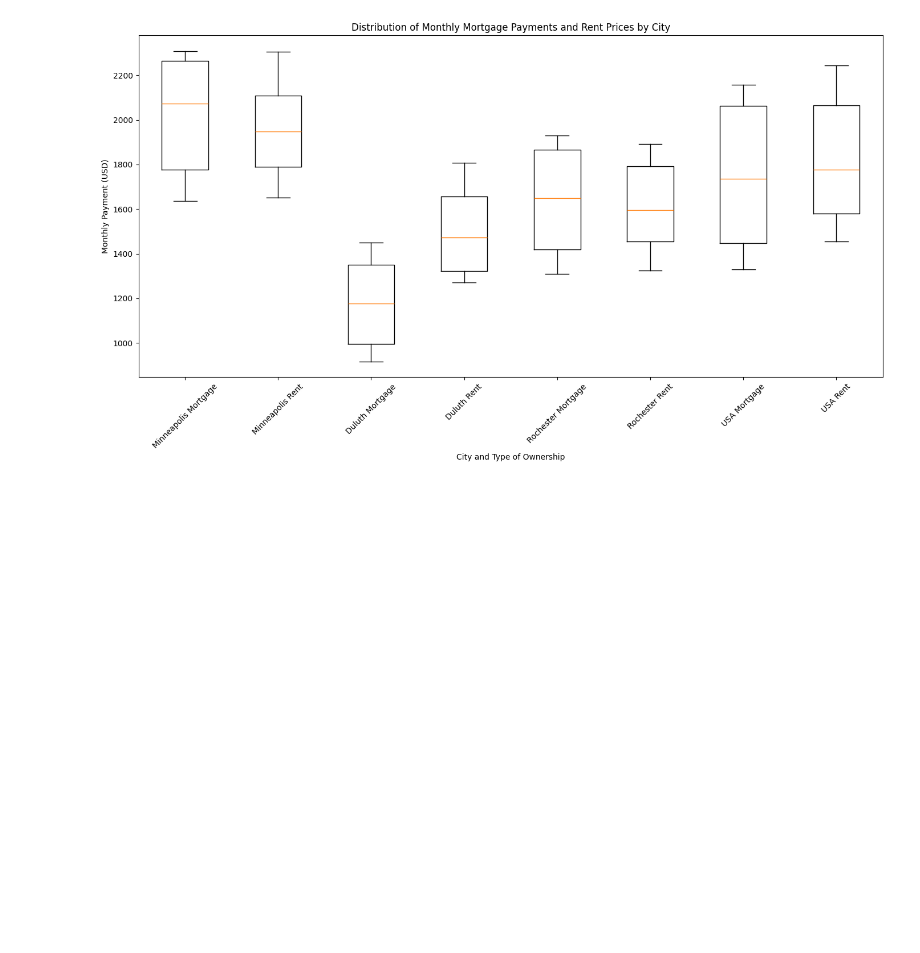
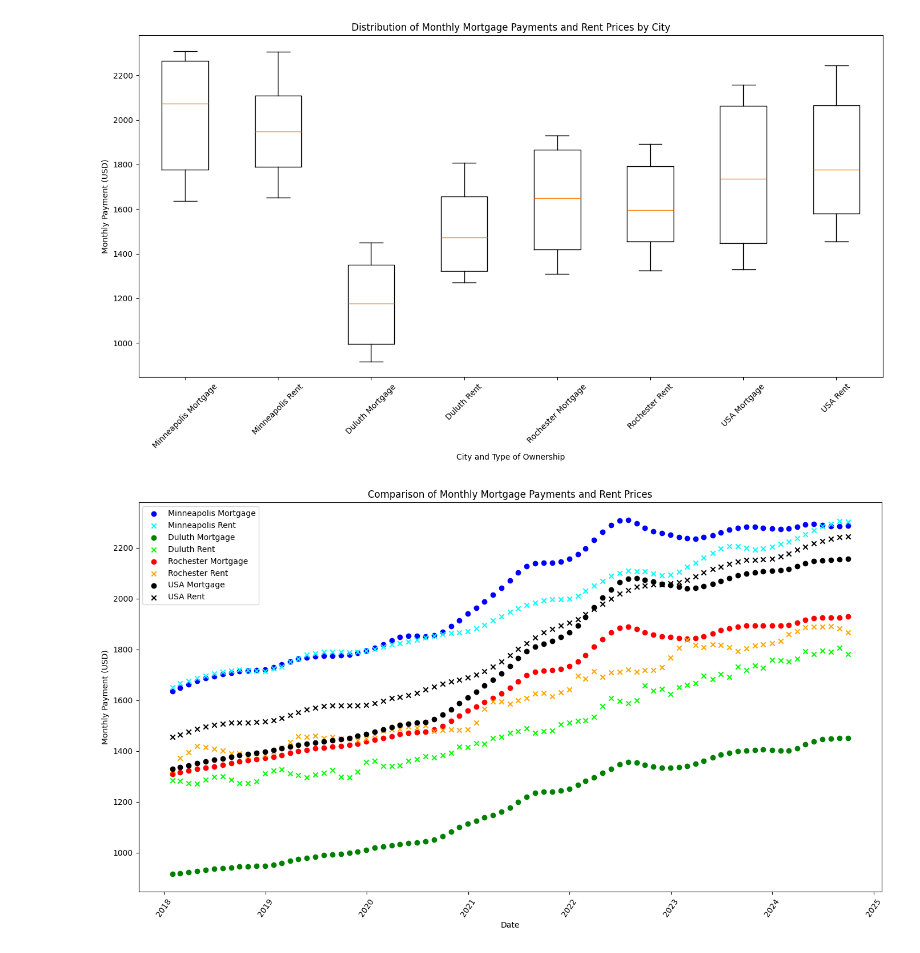
Before and after one commit to BettyJean8/Project-JLLMB, a Jupyter notebook: Housing.ipynb, the cells around one changed output. Saved outputs shown, nothing was run; the diff lists cells and outputs as text; code cells hidden in the pictures; blank space fills up the shorter version.

Commit message:
Change over year

```diff
--- a/Housing.ipynb
+++ b/Housing.ipynb
@@ -138,3 +138,29 @@ plt.tight_layout()
 plt.show()
 # %% [output]
 [figure]
+# %%
+plt.figure(figsize=(14, 8))
+
+# Scatter plots for each city's mortgage and rent
+plt.scatter(merged_df["MonthYear"], merged_df["Minneapolis_Mortgage"], label="Minneapolis Mortgage", color="blue", marker='o')
+plt.scatter(merged_df["MonthYear"], merged_df["Minneapolis, MN_rent"], label="Minneapolis Rent", color="cyan", marker='x')
+
+plt.scatter(merged_df["MonthYear"], merged_df["Duluth_Mortgage"], label="Duluth Mortgage", color="green", marker='o')
+plt.scatter(merged_df["MonthYear"], merged_df["Duluth, MN_rent"], label="Duluth Rent", color="lime", marker='x')
+
+plt.scatter(merged_df["MonthYear"], merged_df["Rochester_Mortgage"], label="Rochester Mortgage", color="red", marker='o')
+plt.scatter(merged_df["MonthYear"], merged_df["Rochester, MN_rent"], label="Rochester Rent", color="orange", marker='x')
+
+plt.scatter(merged_df["MonthYear"], merged_df["USA_Mortgage"], label="USA Mortgage", color="black", marker='o')
+plt.scatter(merged_df["MonthYear"], merged_df["USA_rent"], label="USA Rent", color="black", marker='x')
+
+# Add labels and legend
+plt.xlabel("Date")
+plt.ylabel("Monthly Payment (USD)")
+plt.title("Comparison of Monthly Mortgage Payments and Rent Prices")
+plt.legend(loc="upper left")
+plt.xticks(rotation=55)
+plt.tight_layout()
+plt.show()
+# %% [output]
+[figure, added]
```
